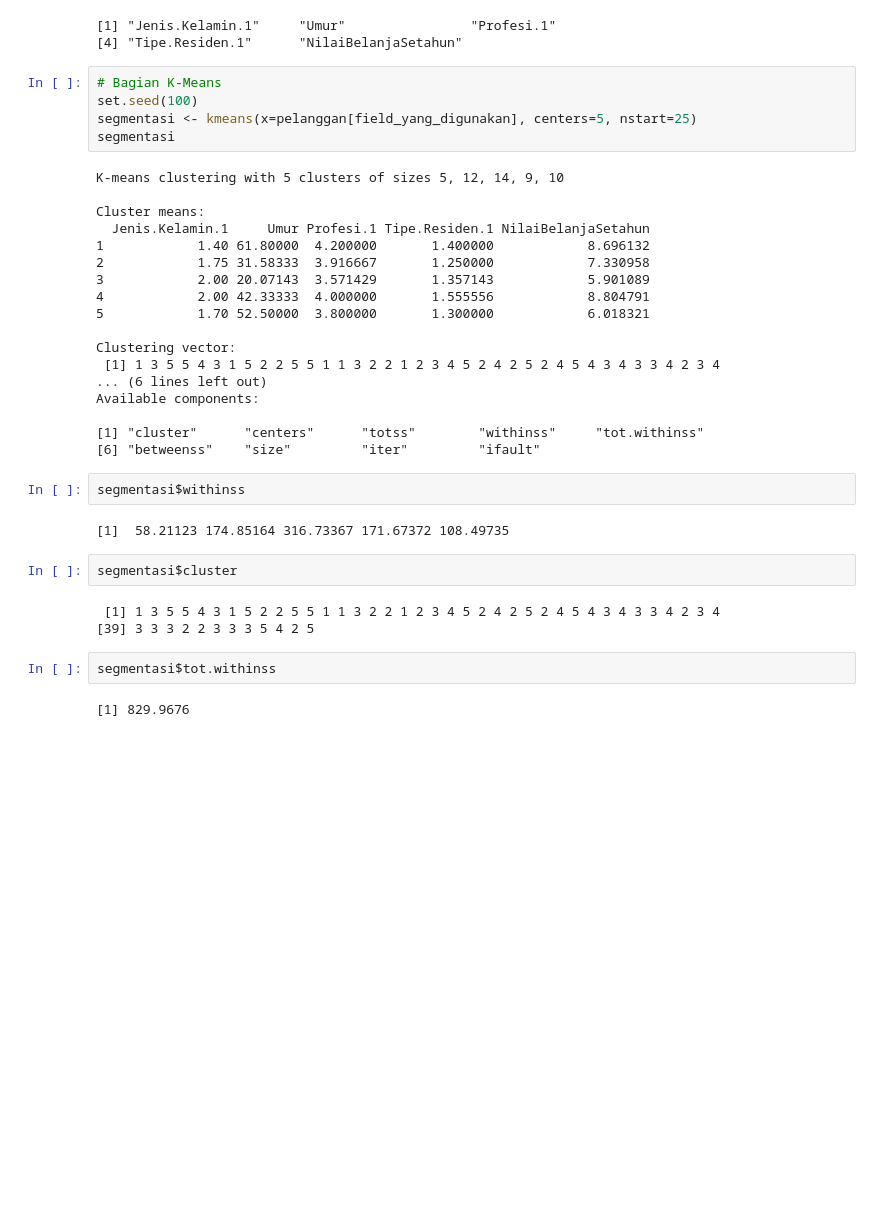
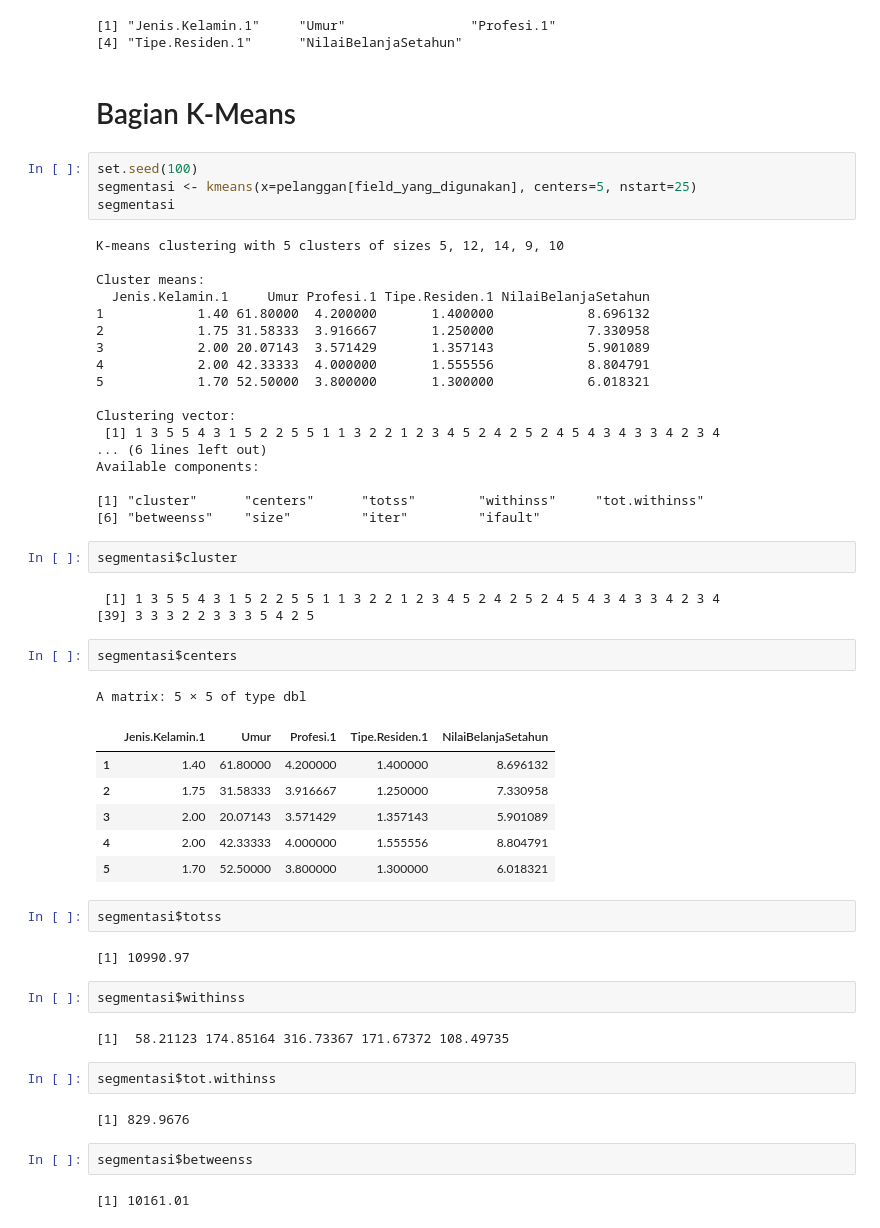
Before and after one commit to mashanz/Applied-Data-Science-Lab, a Jupyter notebook: Customer Segmentation (Marketing)/13_available_components.ipynb, the cells around one changed output. Drawn from its saved outputs; the diff is of its cells as text; blank space fills up the shorter version.

Commit message:
pemaketan modul k-means

```diff
--- a/Customer Segmentation (Marketing)/13_available_components.ipynb
+++ b/Customer Segmentation (Marketing)/13_available_components.ipynb
@@ -116,8 +116,9 @@ field_yang_digunakan
 # %% [output]
 [1] "Jenis.Kelamin.1"     "Umur"                "Profesi.1"
 [4] "Tipe.Residen.1"      "NilaiBelanjaSetahun"
+# %% [markdown]
+# Bagian K-Means
 # %%
-# Bagian K-Means
 set.seed(100)
 segmentasi <- kmeans(x=pelanggan[field_yang_digunakan], centers=5, nstart=25)
 segmentasi
@@ -139,16 +140,34 @@ Available components:
 
 [1] "cluster"      "centers"      "totss"        "withinss"     "tot.withinss"
 [6] "betweenss"    "size"         "iter"         "ifault"
+# %%
+segmentasi$cluster
+# %% [output]
+ [1] 1 3 5 5 4 3 1 5 2 2 5 5 1 1 3 2 2 1 2 3 4 5 2 4 2 5 2 4 5 4 3 4 3 3 4 2 3 4
+[39] 3 3 3 2 2 3 3 3 5 4 2 5
+# %%
+segmentasi$centers
+# %% [output]
+A matrix: 5 × 5 of type dbl
+|  | Jenis.Kelamin.1 | Umur | Profesi.1 | Tipe.Residen.1 | NilaiBelanjaSetahun |
+| 1 | 1.40 | 61.80000 | 4.200000 | 1.400000 | 8.696132 |
+| 2 | 1.75 | 31.58333 | 3.916667 | 1.250000 | 7.330958 |
+| 3 | 2.00 | 20.07143 | 3.571429 | 1.357143 | 5.901089 |
+| 4 | 2.00 | 42.33333 | 4.000000 | 1.555556 | 8.804791 |
+| 5 | 1.70 | 52.50000 | 3.800000 | 1.300000 | 6.018321 |
+# %%
+segmentasi$totss
+# %% [output]
+[1] 10990.97
 # %%
 segmentasi$withinss
 # %% [output]
 [1]  58.21123 174.85164 316.73367 171.67372 108.49735
-# %%
-segmentasi$cluster
-# %% [output]
- [1] 1 3 5 5 4 3 1 5 2 2 5 5 1 1 3 2 2 1 2 3 4 5 2 4 2 5 2 4 5 4 3 4 3 3 4 2 3 4
-[39] 3 3 3 2 2 3 3 3 5 4 2 5
 # %%
 segmentasi$tot.withinss
 # %% [output]
 [1] 829.9676
+# %%
+segmentasi$betweenss
+# %% [output]
+[1] 10161.01
```
Also changed, not shown: parts of 3 cells of this notebook, 4 other files.
